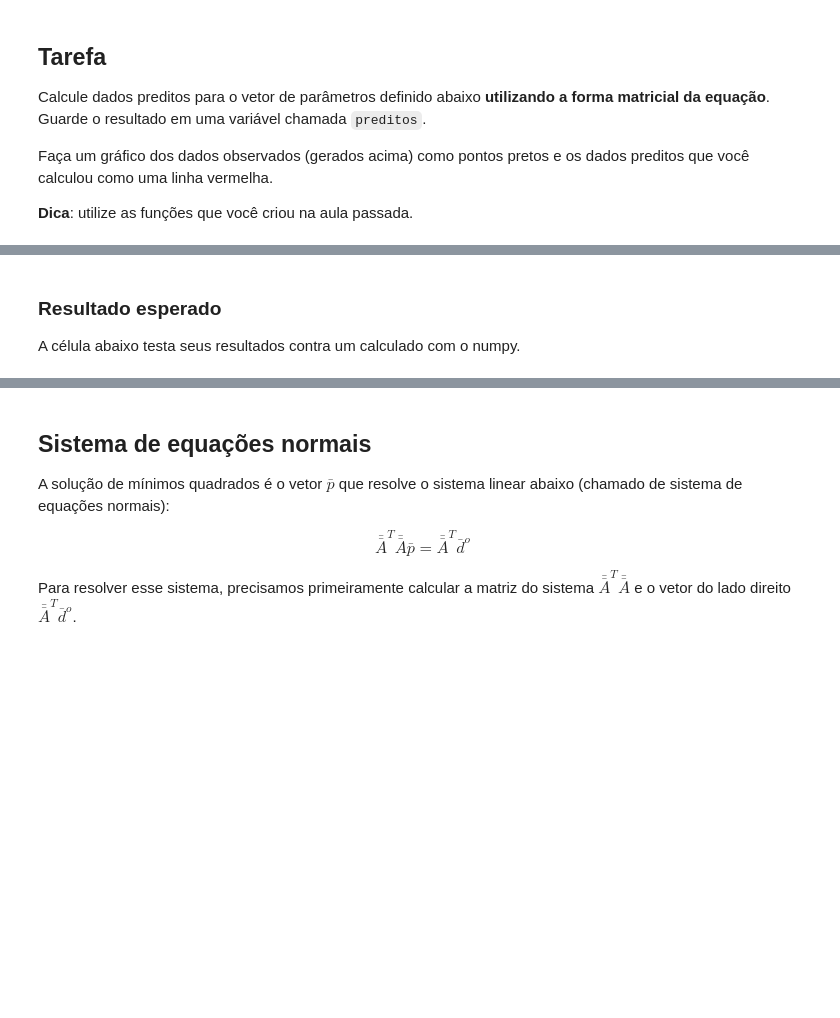
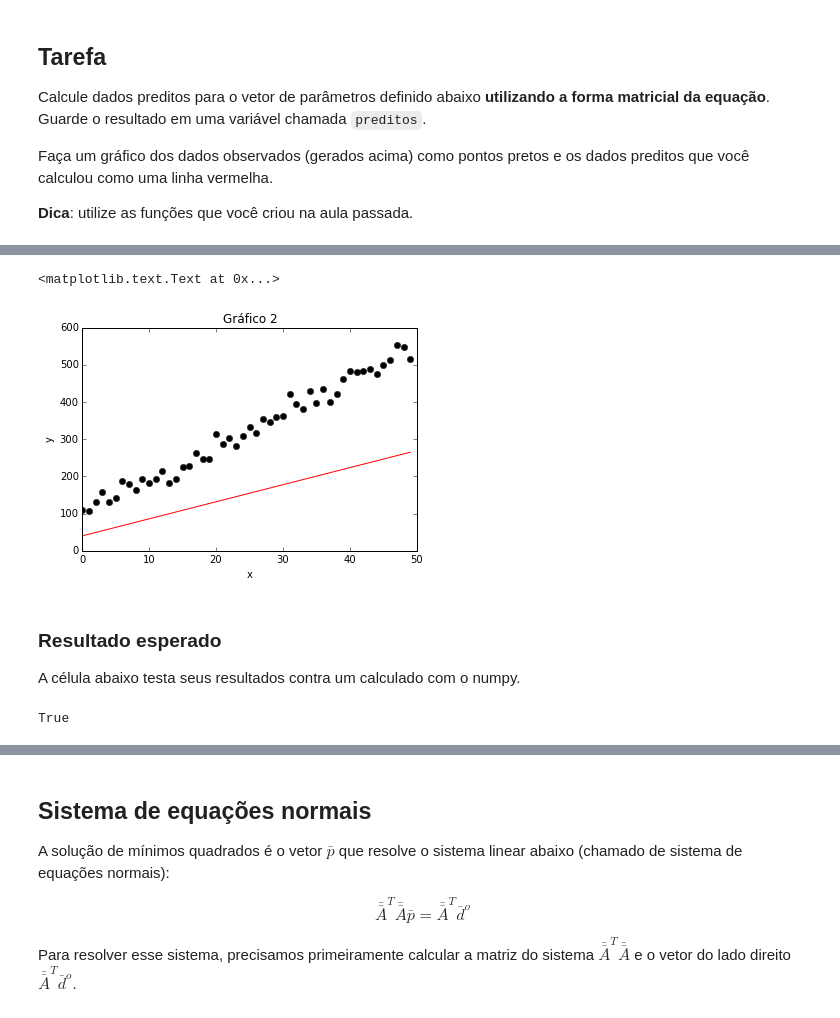
Before and after one commit to mat-esp-2015/minimos-quadrados-ronan-suani, a Jupyter notebook: minimos-quadrados.ipynb, the cells around one changed output, grey strips where cells are left out. Drawn from its saved outputs; the diff is of its cells as text; code cells hidden in the pictures; blank space fills up the shorter version.

Commit message:
Realizado a segunda tarefa, onde foi feito o calculo dos dados preditos e o gráfico 2

```diff
--- a/minimos-quadrados.ipynb
+++ b/minimos-quadrados.ipynb
@@ -153,3 +153,15 @@ Faça um gráfico dos dados observados (gerados acima) como pontos pretos e os d
 **Dica**: utilize as funções que você criou na aula passada.
 # %%
 p = [5, 15]
+# %%
+def vmult (A,v): # vai definir uma função
+    assert len(A[0]) == len(v) , "o número de linhas do vetor não é igual ao número de colunas de A "
+    vmult = [] # lista criada
+    for i in range(len(A)): # Para que o i varie em todos os valores das linhas de A
+        U = 0 # criada nova variável
+        for j in range(len(A[0])): # j varie em todos os valores das colunas de A
+            U = U + (A[i][j]*v[j])
+        vmult.append(U) # todos os valores S serem armazanados na lista vmult
+    return vmult #conlui a função vmult com o valor da lista vmult
+# %%
+preditos = vmult(jacob, p)
@@ -156,9 +188,21 @@ p = [5, 15]
+# %%
+plt.figure()
+plt.plot(dados_obs , "ok") # plota o gráfico e o tipo de representação
+plt.plot(preditos , "-r") # plota o gráfico e o tipo de representação
+plt.xlabel('x') # nome do eixo das abcissas
+plt.ylabel('y') # nome do eixo das ordenadas
+plt.title("Gráfico 2") # título do gráfico
+# %% [output]
+<matplotlib.text.Text at 0x...>
+[figure, added]
 # %% [markdown]
 ### Resultado esperado
 
 A célula abaixo testa seus resultados contra um calculado com o numpy.
 # %%
-assert np.allclose(preditos, np.dot(jacobiana(x), p))
+np.allclose(preditos, np.dot(jacobiana(x), p))
+# %% [output]
+True
 # %% [markdown]
 O gráfico deve ser parecido com o abaixo:
 
```
Also changed, not shown: parts of 2 cells of this notebook.
